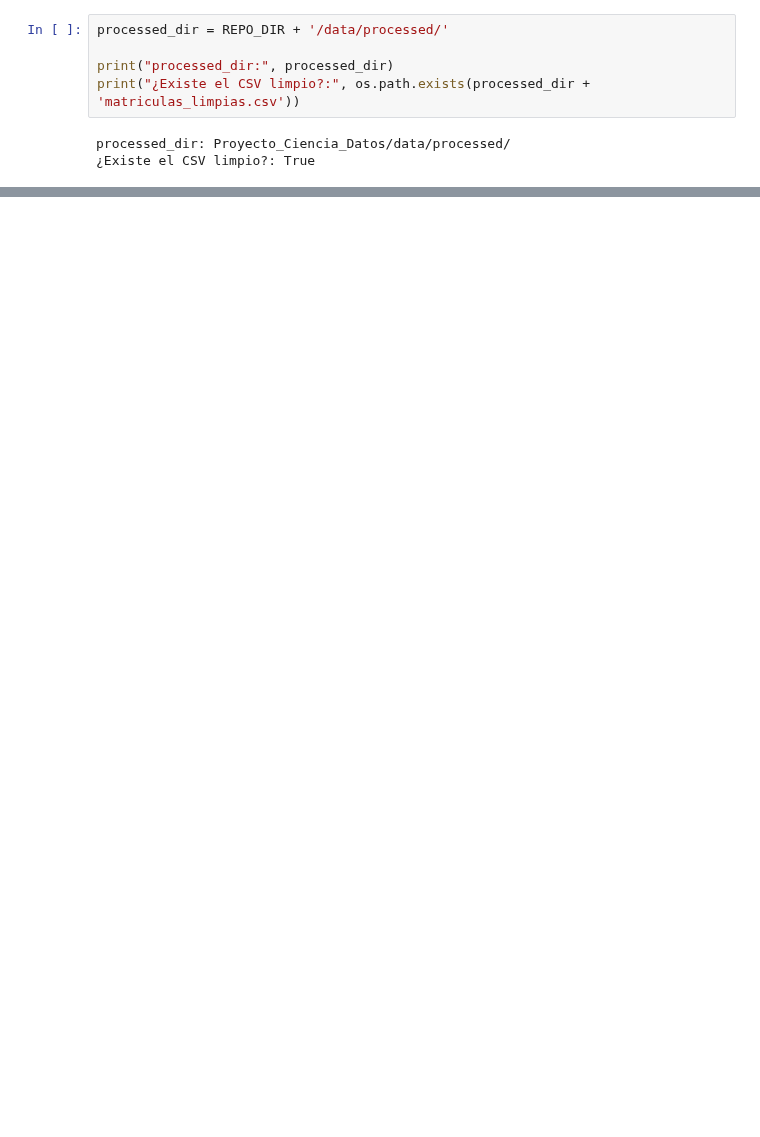
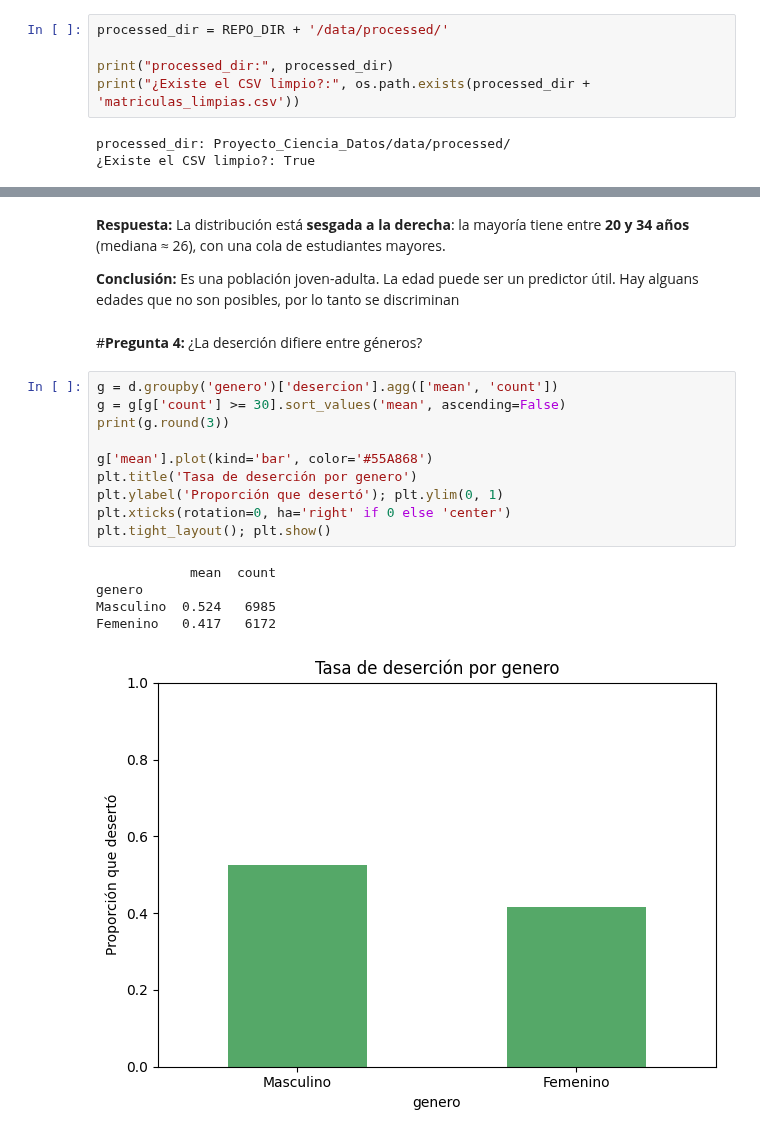
Before and after one commit to LuisBetancourt11/Proyecto_Ciencia_Datos, a Jupyter notebook: notebook/03_EDA.ipynb, the cells around one changed output, grey strips where cells are left out. Drawn from its saved outputs; the diff is of its cells as text; blank space fills up the shorter version.

```diff
--- a/notebook/03_EDA.ipynb
+++ b/notebook/03_EDA.ipynb
@@ -26,0 +199,24 @@ processed_dir: Proyecto_Ciencia_Datos/data/processed/
+# %% [markdown]
+**Respuesta:** La distribución está **sesgada a la derecha**: la mayoría tiene entre
+**20 y 34 años** (mediana ≈ 26), con una cola de estudiantes mayores.
+
+**Conclusión:** Es una población joven-adulta. La edad puede ser un predictor útil. Hay alguans edades que no son posibles, por lo tanto se discriminan
+# %% [markdown]
+#**Pregunta 4:**
+ ¿La deserción difiere entre géneros?
+# %%
+g = d.groupby('genero')['desercion'].agg(['mean', 'count'])
+g = g[g['count'] >= 30].sort_values('mean', ascending=False)
+print(g.round(3))
+
+g['mean'].plot(kind='bar', color='#55A868')
+plt.title('Tasa de deserción por genero')
+plt.ylabel('Proporción que desertó'); plt.ylim(0, 1)
+plt.xticks(rotation=0, ha='right' if 0 else 'center')
+plt.tight_layout(); plt.show()
+# %% [output]
+            mean  count
+genero
+Masculino  0.524   6985
+Femenino   0.417   6172
+[figure, added]
```
Also changed, not shown: parts of 48 cells of this notebook.
